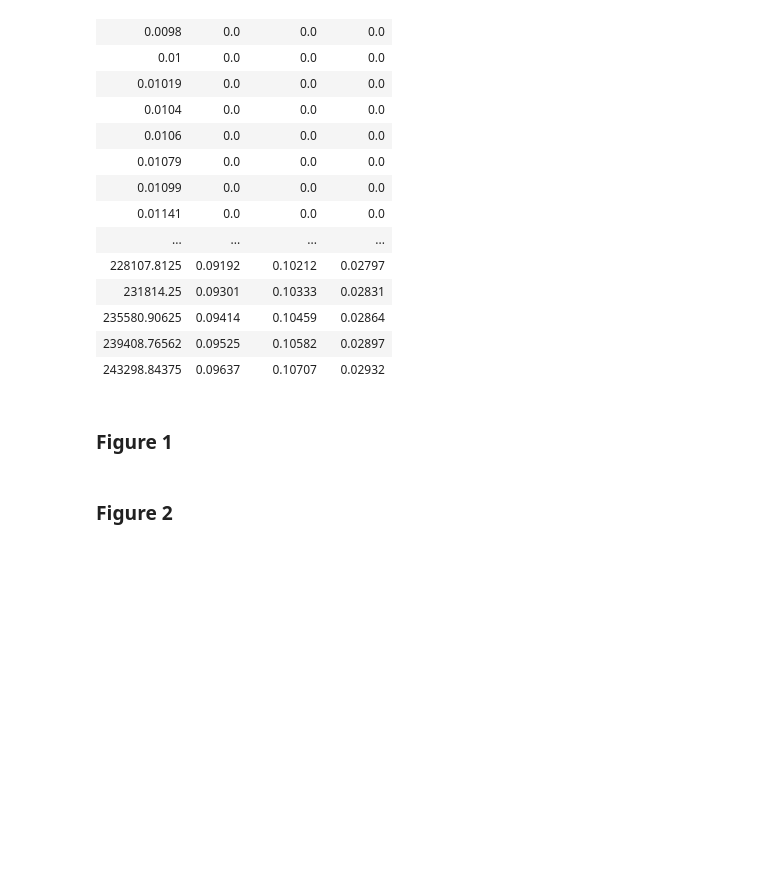
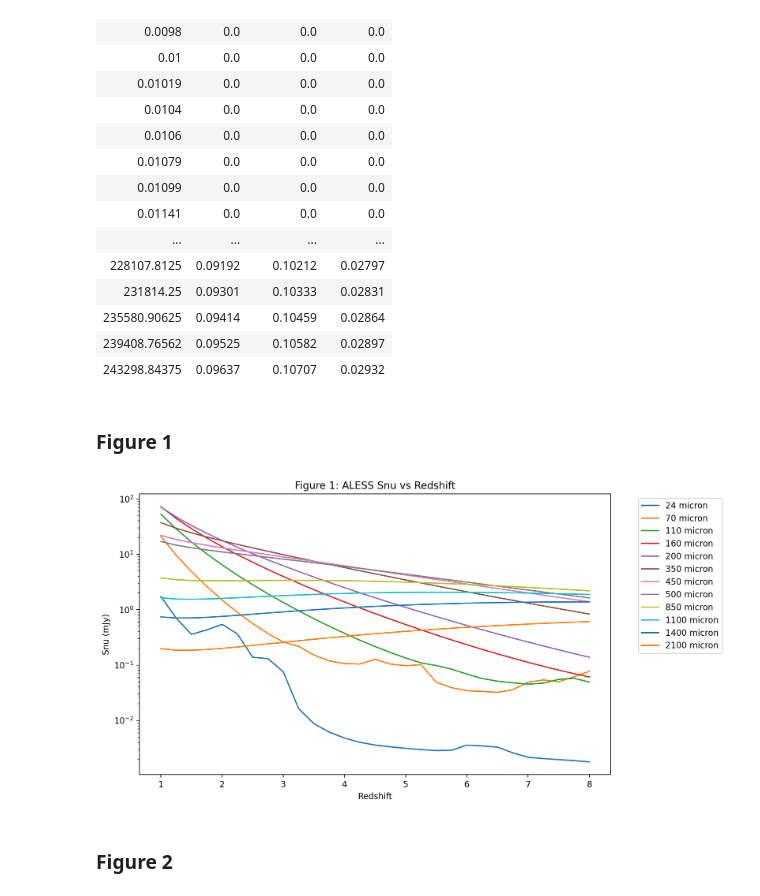
Before and after one commit to gnarayan/ast503_2024_Fall, a Jupyter notebook: homework/VarunSatish/hw2/HW2_ASTR503_VarunSatish.ipynb, the cells around one changed output. Drawn from its saved outputs; the diff is of its cells as text; code cells hidden in the pictures; blank space fills up the shorter version.

```diff
--- a/homework/VarunSatish/hw2/HW2_ASTR503_VarunSatish.ipynb
+++ b/homework/VarunSatish/hw2/HW2_ASTR503_VarunSatish.ipynb
@@ -78,12 +78,42 @@ bands = np.array([24,70,110,160,200,350,450,500,850,1100,1400,2100])
 bandwidth = 3
 
 def getdL(z):
-    return cosmo.luminosity_distance(z).value
+    return cosmo.luminosity_distance(z).to('cm')
 
 def getNu(wave):
-    return (wave * u.micron).to(u.Hz, equivalencies=u.spectral()).value
+    return (wave * u.micron).to(u.Hz, equivalencies=u.spectral())
 
-fnuinteg = simps(data['fnu'], getNu(data['wave']))
+band_dict = {}
+for band in bands:
+    band_dict[band] = (band - bandwidth/2, band + bandwidth/2)
+
+fnuinteg = np.abs(np.trapz(data['fnu'] * u.mJy, getNu(data['wave'])))
+L = (3.5e12 * ap.constants.L_sun).to(u.erg/u.s)
+# %%
+band_snu = {}
+for band in bands:
+    tmp = []
+    for z in zgrid:
+        dL = getdL(z)
+        wavemin, wavemax = band_dict[band] / (1+z) * u.micron
+        waverange = np.linspace(wavemin.value, wavemax.value, 1000) * u.micron
+        interp = np.interp(waverange, data['wave'] * u.micron, data['fnu'] * u.mJy)
+        total = np.trapz(interp, waverange)
+        avg = total / (wavemax - wavemin)
+        Snu = (((1+z)*L)/(4*np.pi*dL**2) * (avg)/(fnuinteg)).to(u.mJy)
+        tmp.append(Snu.value)
+    band_snu[band] = np.array(tmp)
+plt.figure(figsize=(10,6),dpi=200)
+for band in bands:
+    plt.plot(zgrid, band_snu[band], label=f'{band} micron')
+plt.xlabel('Redshift')
+plt.ylabel('Snu (mJy)')
+plt.title('Figure 1: ALESS Snu vs Redshift')
+plt.semilogy()
+plt.legend(bbox_to_anchor=(1.05, 1), loc='upper left')
+plt.show()
+# %% [output]
+[figure, added]
 # %% [markdown]
 ### Figure 2
 # %%
```
Also changed, not shown: parts of 1 cell of this notebook.
